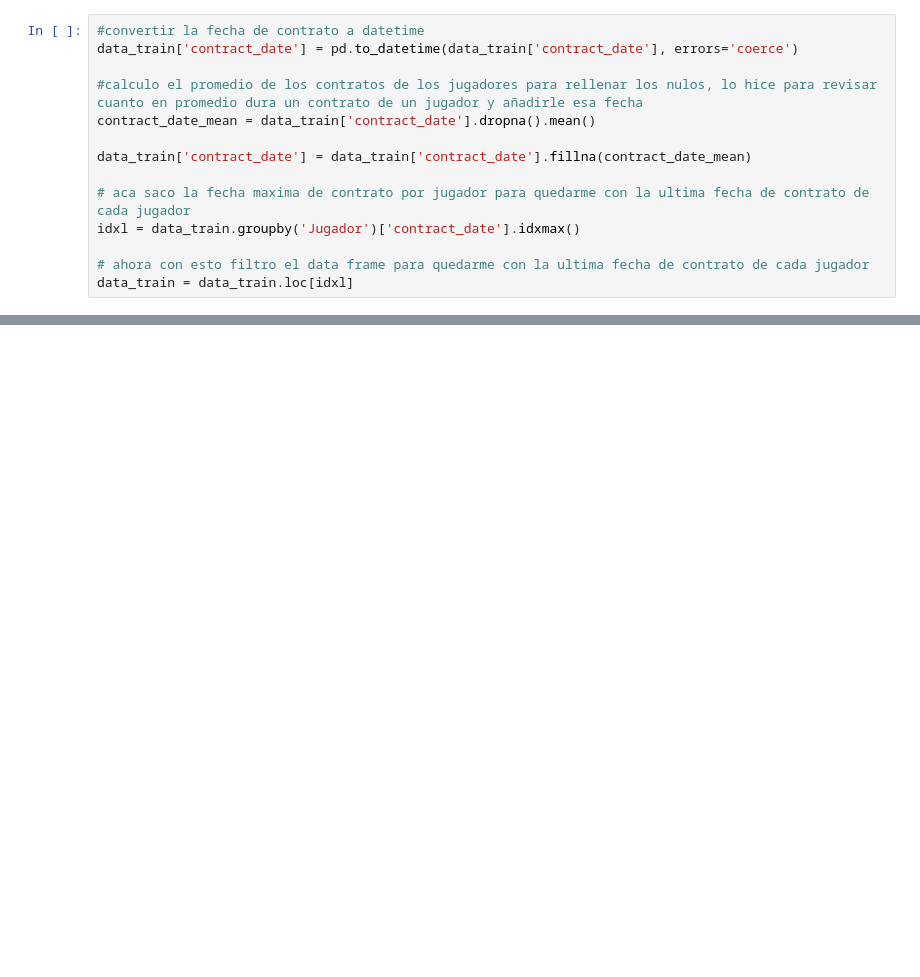
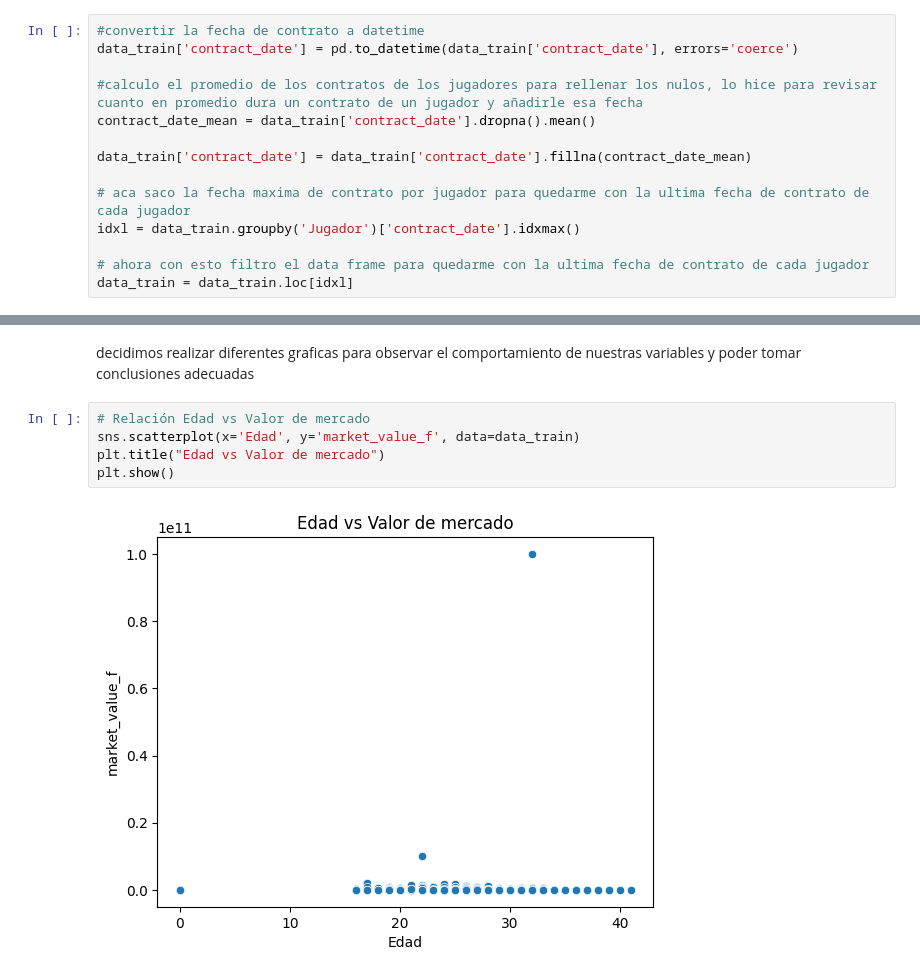
Before and after one commit to davmora04/Lab01-BI, a Jupyter notebook: lab1.ipynb, the cells around one changed output, grey strips where cells are left out. Saved outputs shown, nothing was run; the diff lists cells and outputs as text; blank space fills up the shorter version.

```diff
--- a/lab1.ipynb
+++ b/lab1.ipynb
@@ -305,0 +333,9 @@ Primeras columnas tras limpieza:
+# %% [markdown]
+decidimos realizar diferentes graficas para observar el comportamiento de nuestras variables y poder tomar conclusiones adecuadas
+# %%
+# Relación Edad vs Valor de mercado
+sns.scatterplot(x='Edad', y='market_value_f', data=data_train)
+plt.title("Edad vs Valor de mercado")
+plt.show()
+# %% [output]
+[figure, added]
```
Also changed, not shown: parts of 37 cells of this notebook.
